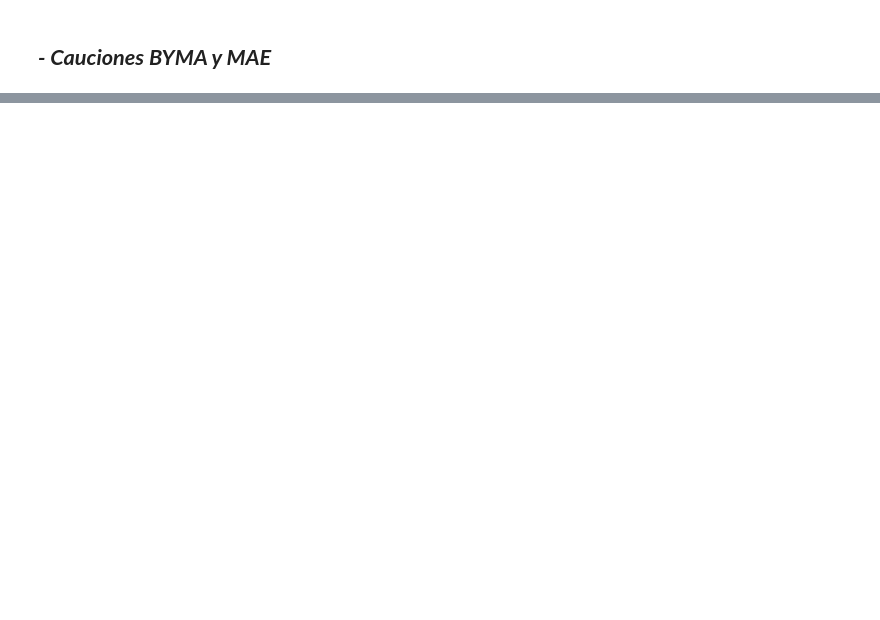
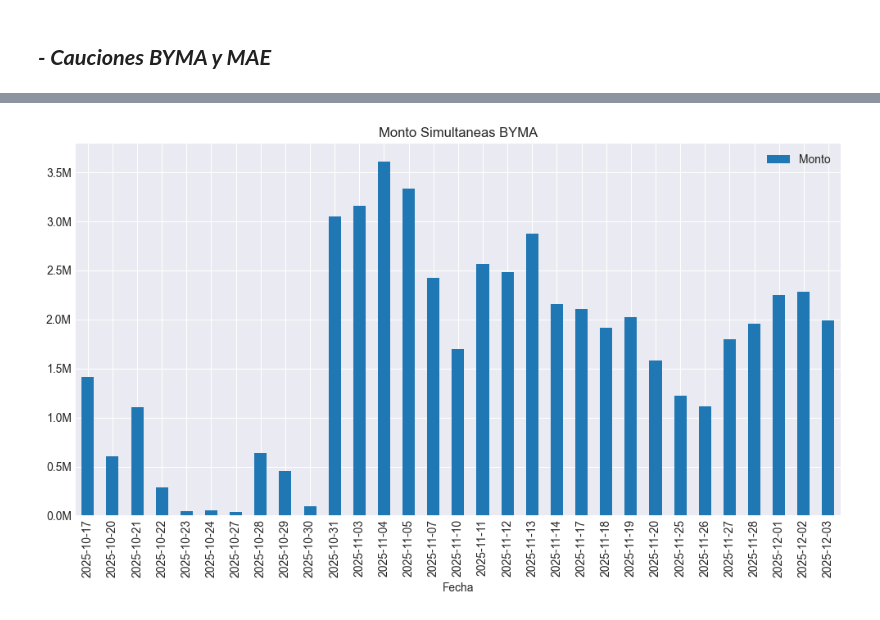
Before and after one commit to jdtluis/Reporte-Futuros_Tasas, a Jupyter notebook: index.ipynb, the cells around one changed output, grey strips where cells are left out. Drawn from its saved outputs; the diff is of its cells as text; code cells hidden in the pictures; blank space fills up the shorter version.

```diff
--- a/index.ipynb
+++ b/index.ipynb
@@ -209,0 +226,15 @@ plt.show()
+# %%
+#simu[simu.where(simu['Monto']!=0).notnull()['Fecha']] [['Fecha','Monto']].set_index('Fecha').plot(title='Simulataneas BYMA - Monto',kind='bar', figsize=(10,6))
+ax = simu[simu.where(simu['Monto']!=0).notnull()['Fecha']] [['Fecha','Monto']].set_index('Fecha').plot(
+    kind='bar',
+    title='Monto Simultaneas BYMA',
+    figsize=(10,6)
+)
+ax.yaxis.set_major_formatter(
+    mtick.FuncFormatter(lambda x, _: f'{x/1e6:.1f}M')
+)
+
+plt.tight_layout()
+plt.show()
+# %% [output]
+[figure, added]
```
Also changed, not shown: parts of 10 cells of this notebook, 4 other files.
